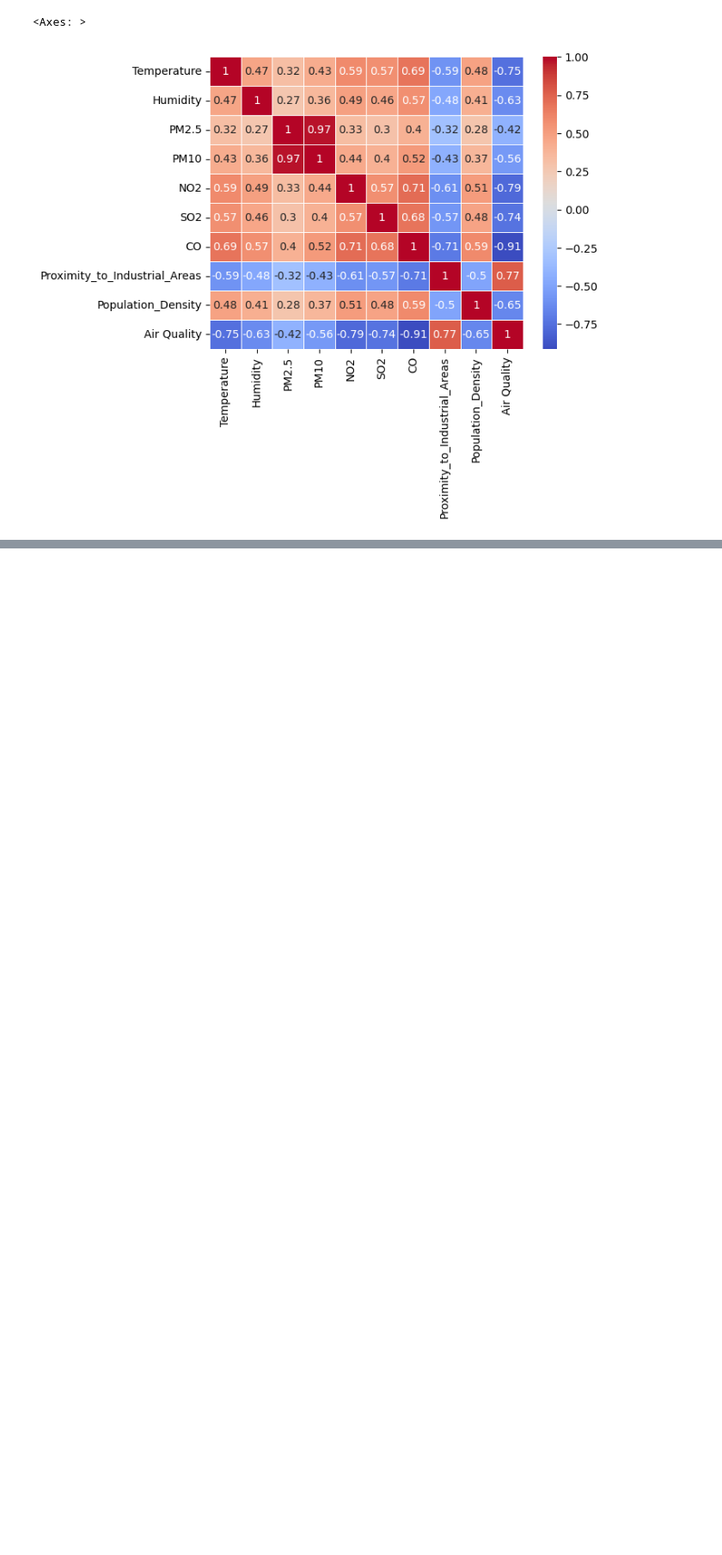
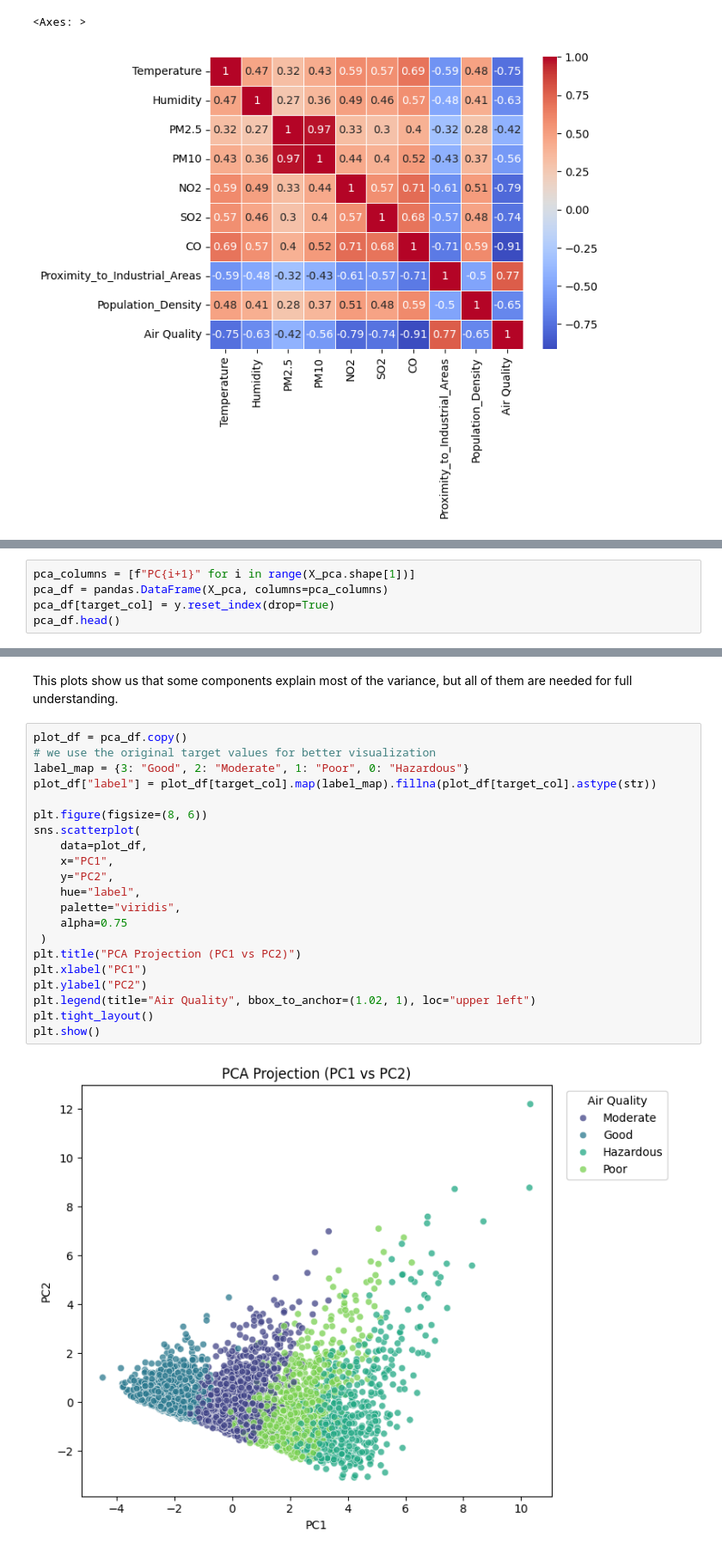
Before and after one commit to josuviteri/Atmo-Ensemble, a Jupyter notebook: EDA/EDA.ipynb, the cells around one changed output, grey strips where cells are left out. Shown at 86% size. Saved outputs shown, nothing was run; the diff lists cells and outputs as text; blank space fills up the shorter version.

```diff
--- a/EDA/EDA.ipynb
+++ b/EDA/EDA.ipynb
@@ -132,0 +160,5 @@ sns.heatmap(data.corr(), annot=True, cmap="coolwarm", linewidths=0.5)
+# %%
+pca_columns = [f"PC{i+1}" for i in range(X_pca.shape[1])]
+pca_df = pandas.DataFrame(X_pca, columns=pca_columns)
+pca_df[target_col] = y.reset_index(drop=True)
+pca_df.head()
@@ -132,0 +203,25 @@ sns.heatmap(data.corr(), annot=True, cmap="coolwarm", linewidths=0.5)
+# %% [markdown]
+This plots show us that some components explain most of the variance, but all of them are needed for full understanding.
+# %%
+plot_df = pca_df.copy()
+# we use the original target values for better visualization
+label_map = {3: "Good", 2: "Moderate", 1: "Poor", 0: "Hazardous"}
+plot_df["label"] = plot_df[target_col].map(label_map).fillna(plot_df[target_col].astype(str))
+
+plt.figure(figsize=(8, 6))
+sns.scatterplot(
+    data=plot_df,
+    x="PC1",
+    y="PC2",
+    hue="label",
+    palette="viridis",
+    alpha=0.75
+ )
+plt.title("PCA Projection (PC1 vs PC2)")
+plt.xlabel("PC1")
+plt.ylabel("PC2")
+plt.legend(title="Air Quality", bbox_to_anchor=(1.02, 1), loc="upper left")
+plt.tight_layout()
+plt.show()
+# %% [output]
+[figure, added]
```
Also changed, not shown: parts of 16 cells of this notebook.
